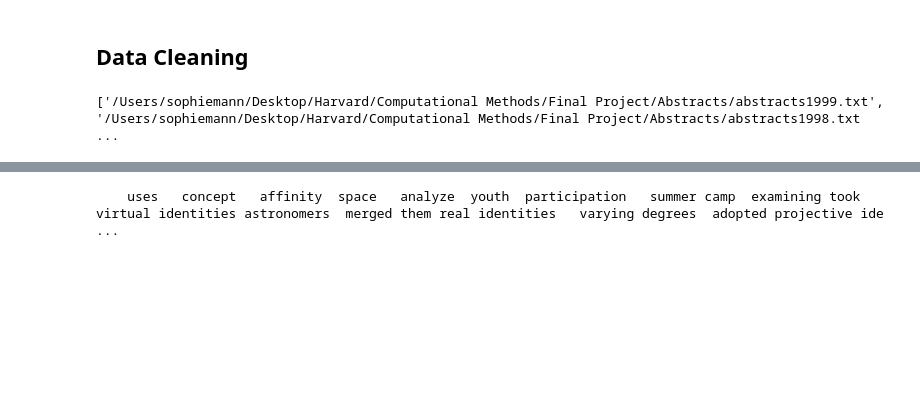
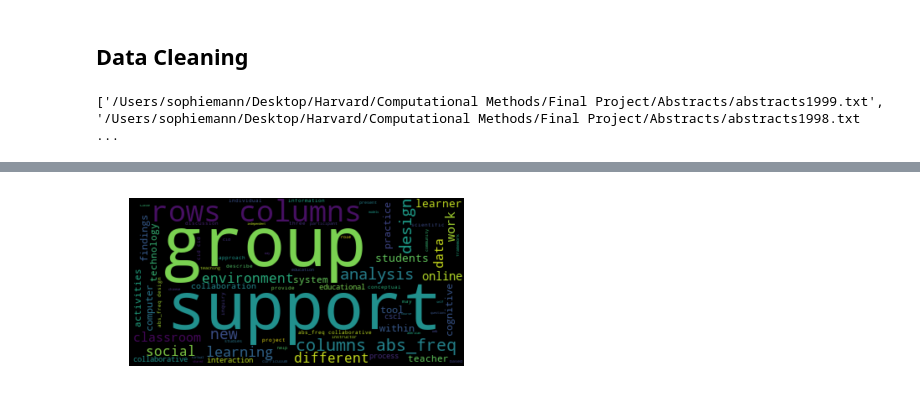
Before and after one commit to hgse-s435/final-project-sophiemann, a Jupyter notebook: Wee9-Final-Project.ipynb, the cells around one changed output, grey strips where cells are left out. Cells and saved outputs as stored; diff of their text form; code cells hidden in the pictures; blank space fills up the shorter version.

```diff
--- a/Wee9-Final-Project.ipynb
+++ b/Wee9-Final-Project.ipynb
@@ -88 +122,27 @@ NotebookApp.rate_limit_window=3.0 (secs)
+# %%
+from collections import defaultdict
+import pandas as pd
+wordfreqs = {}
+
+
+
+
+for year in range(1995, 2016):
+    if year == 2001 or year == 2003:
+        continue
+
+    wordfreqs[year] = defaultdict(int)
+
+    for abstract in year_abstracts[str(year)]:
+        df = pd.DataFrame()
+        for word in abstract.split():
+            wordfreqs[year][word] += 1
+# %%
+# dictionary of dictionary that has frequency
+word_dfs = {}
+# %%
+for year in range(1995, 2016):
+    if year == 2001 or year == 2003:
+        continue
+    word_dfs[year] = pd.DataFrame().from_dict(wordfreqs[year], orient='index').sort_values(0, ascending=False).rename(columns={0: 'abs_freq'})
 # %%
@@ -168,17 +158,18 @@ these            99
-# %%
-stop_words =['in', 'this', 'in this paper', 'students', 'as', 'from', 'knowledge',
-            'teachers', 'were', 'these', 'school', 'how', 'two', 'student', 'which', 'was',
-            'about', 'paper', 'more', 'development', 'between', 'used', 'our', 'results',
-            'using', 'or', 'they', 'such', 'both', 'at', 'also', 'and', 'two', 'a', 'an', 'it',
-            'is', 'the', 'in', 'to', 'that', 'learning', 'this', 'on', 'we', 'with', 'their',
-            'study', 'science', 'research', 'are', 'have', 'knowledge', 'teachers', 'based', 'by', 'were',
-            'these', 'of', 'the', 'for']
-
-for i,abstract in enumerate(list_of_abstracts):
-    for stop_word in stop_words:
-        abstract = abstract.replace(' ' + stop_word + ' ', ' ')
-    list_of_abstracts[i] = abstract
-
-print(list_of_abstracts[50])
-# %% [output]
-    uses   concept   affinity  space   analyze  youth  participation   summer camp  examining took virtual identities astronomers  merged them real identities   varying degrees  adopted projective ide ...
+# %%
+import numpy as np
+import pandas as pd
+from os import path
+from PIL import Image
+from wordcloud import WordCloud, ImageColorGenerator
+
+import matplotlib.pyplot as plt
+
+import matplotlib.pyplot as plt
+
+text = str(word_dfs)
+wordcloud = WordCloud().generate(text)
+plt.imshow(wordcloud, interpolation='bilinear')
+plt.axis("off")
+plt.show()
+# %% [output]
+[figure, added]
```
Also changed, not shown: parts of 44 cells of this notebook.
